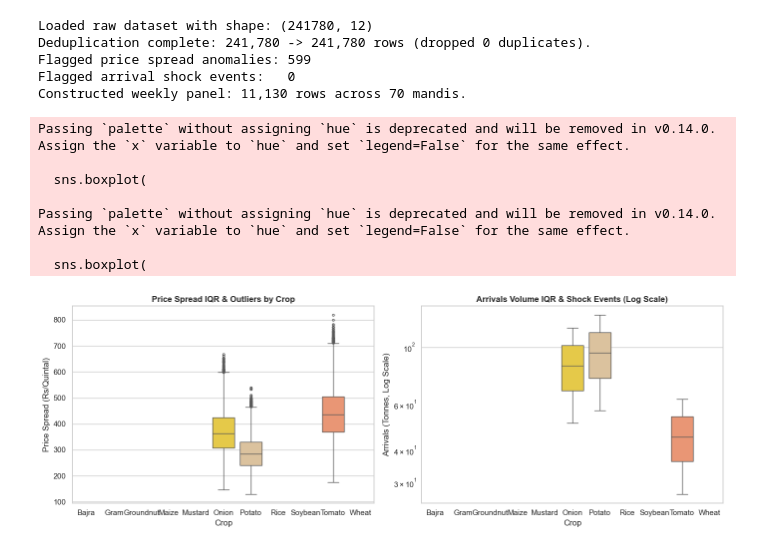
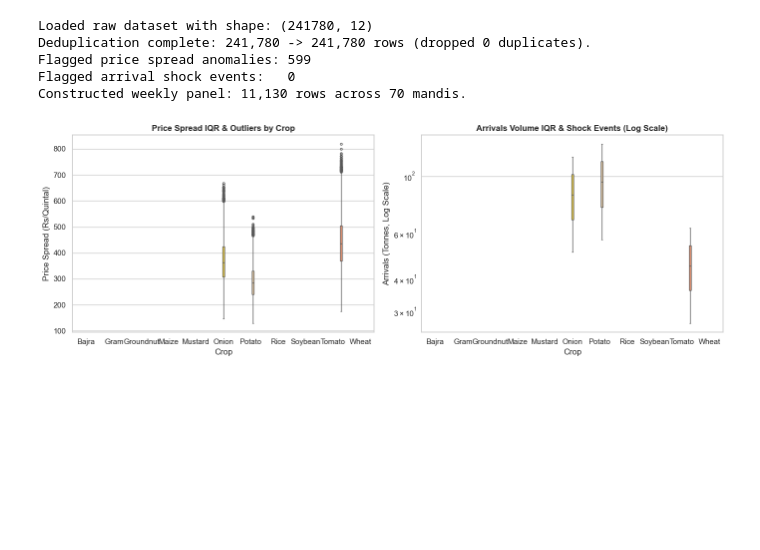
Before and after one commit to aathi-11/AgriProcure, a Jupyter notebook: notebooks/Data Cleaning and Preprocessing.ipynb, the cells around one changed output. Saved outputs shown, nothing was run; the diff lists cells and outputs as text; code cells hidden in the pictures; blank space fills up the shorter version.

```diff
--- a/notebooks/Data Cleaning and Preprocessing.ipynb
+++ b/notebooks/Data Cleaning and Preprocessing.ipynb
@@ -5,7 +5,7 @@ import pandas as pd
 # ==============================================================================
 # 1. LOAD RAW DATASET
 # ==============================================================================
-csv_path = r"F:\ASC 23-27\Sem 7\Business Analytics\Case Study\Final cs\AgriProcure\AgriProcure\data\preprocessed dataset.csv"
+csv_path = r"F:\ASC 23-27\Sem 7\Business Analytics\Case Study\Final cs\AgriProcure\AgriProcure\data\scrapped dataset.csv"
 raw_df = pd.read_csv(csv_path)
 initial_rows = len(raw_df)
 print(f"Loaded raw dataset with shape: {raw_df.shape}")
@@ -185,47 +185,47 @@ import seaborn as sns
 sns.set_theme(style="whitegrid")
 fig, axes = plt.subplots(1, 2, figsize=(14, 5))
 
+# Filter target crops
+subset_df = clean_df[clean_df["crop"].isin(["Tomato", "Onion", "Potato"])]
+
 # 1. Price Spread Boxplot per Crop
 sns.boxplot(
-    data=clean_df[clean_df["crop"].isin(["Tomato", "Onion", "Potato"])],
+    data=subset_df,
     x="crop",
     y="price_spread",
+    hue="crop",
+    palette="Set2",
+    legend=False,
+    fliersize=3,
     ax=axes[0],
-    palette="Set2",
-    fliersize=3,
 )
 axes[0].set_title(
     "Price Spread IQR & Outliers by Crop", fontsize=12, fontweight="bold"
 )
 axes[0].set_ylabel("Price Spread (Rs/Quintal)")
 axes[0].set_xlabel("Crop")
 
-# 2. Daily Arrivals Boxplot per Crop (Log scale helps if volumes vary by orders of magnitude)
+# 2. Daily Arrivals Boxplot per Crop (Log scale)
 sns.boxplot(
-    data=clean_df[clean_df["crop"].isin(["Tomato", "Onion", "Potato"])],
+    data=subset_df,
     x="crop",
     y="arrivals_tonnes",
+    hue="crop",
+    palette="Set2",
+    legend=False,
+    fliersize=3,
     ax=axes[1],
-    palette="Set2",
-    fliersize=3,
 )
 axes[1].set_yscale("log")
 axes[1].set_title(
     "Arrivals Volume IQR & Shock Events (Log Scale)",
     fontsize=12,
     fontweight="bold",
 )
 axes[1].set_ylabel("Arrivals (Tonnes, Log Scale)")
 axes[1].set_xlabel("Crop")
 
 plt.tight_layout()
 plt.show()
 # %% [output]
-Passing `palette` without assigning `hue` is deprecated and will be removed in v0.14.0. Assign the `x` variable to `hue` and set `legend=False` for the same effect.
-
-  sns.boxplot(
-
-Passing `palette` without assigning `hue` is deprecated and will be removed in v0.14.0. Assign the `x` variable to `hue` and set `legend=False` for the same effect.
-
-  sns.boxplot(
-[figure, old version]
+[figure, new version]
```
Also changed, not shown: 4 other files.
